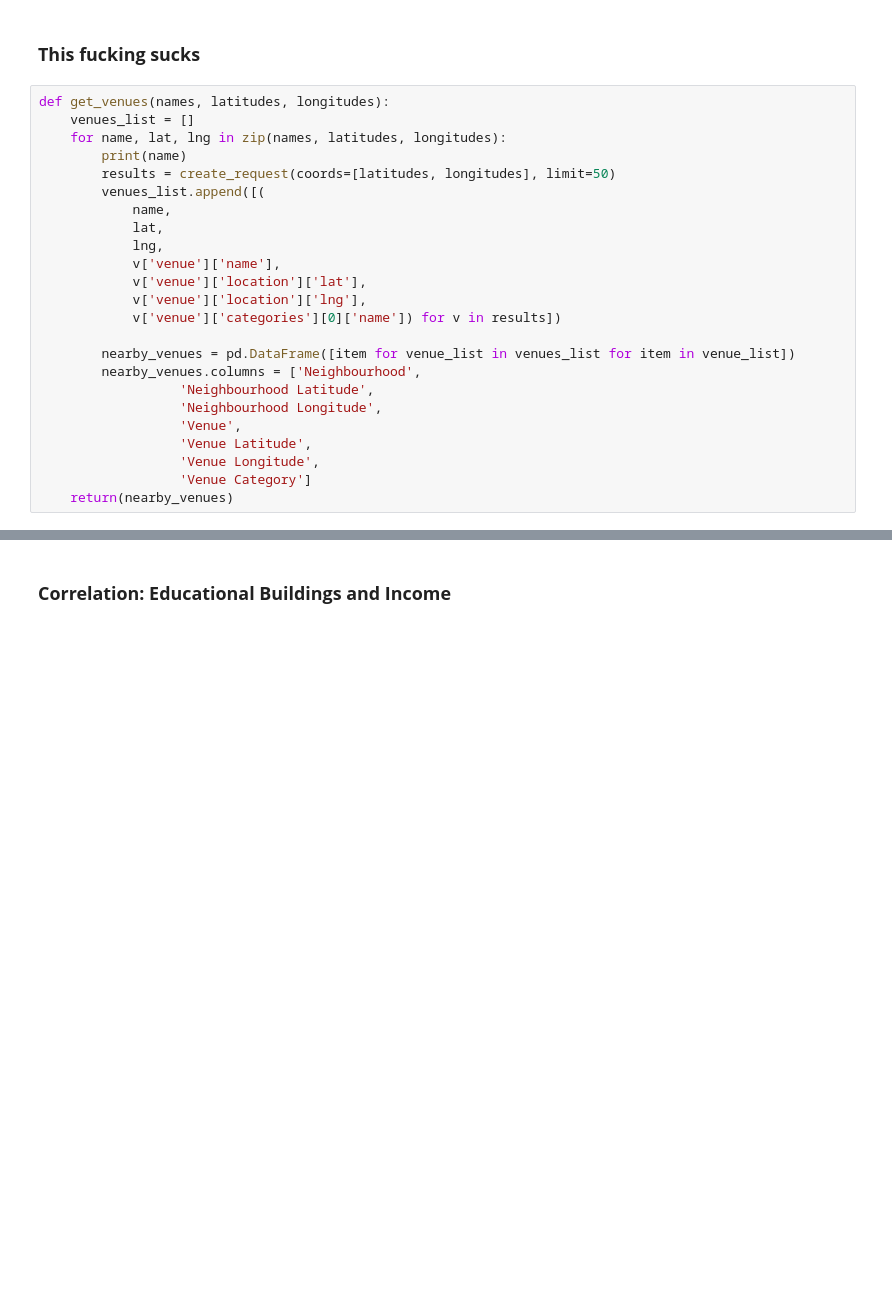
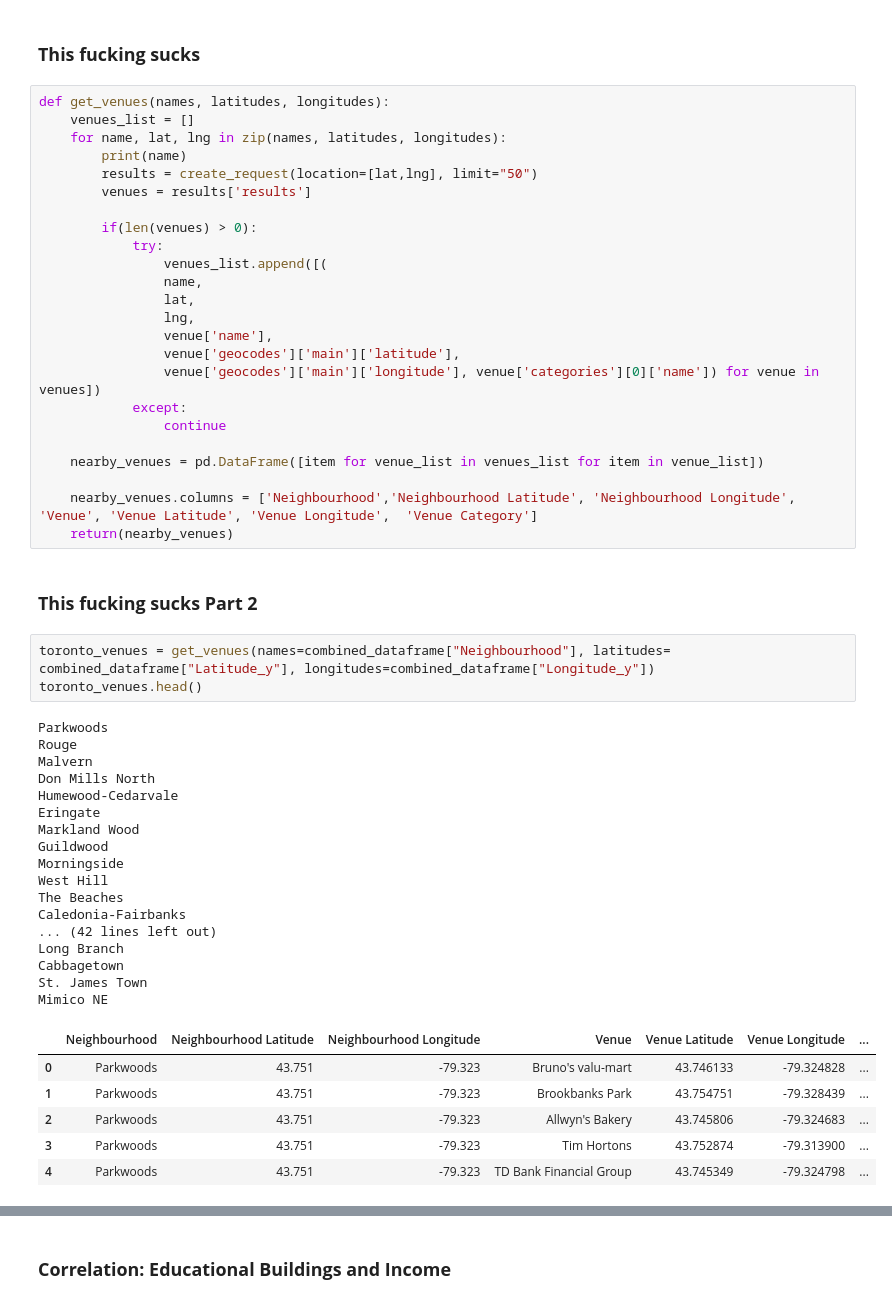
Before and after one commit to Sujeev-Uthayakumar/clustering-navigation, a Jupyter notebook: src/index.ipynb, the cells around one changed output, grey strips where cells are left out. Drawn from its saved outputs; the diff is of its cells as text; blank space fills up the shorter version.

```diff
--- a/src/index.ipynb
+++ b/src/index.ipynb
@@ -196,22 +203,51 @@ def get_venues(names, latitudes, longitudes):
     venues_list = []
     for name, lat, lng in zip(names, latitudes, longitudes):
         print(name)
-        results = create_request(coords=[latitudes, longitudes], limit=50)
-        venues_list.append([(
-            name,
-            lat,
-            lng,
-            v['venue']['name'],
-            v['venue']['location']['lat'],
-            v['venue']['location']['lng'],
-            v['venue']['categories'][0]['name']) for v in results])
+        results = create_request(location=[lat,lng], limit="50")
+        venues = results['results']
 
-        nearby_venues = pd.DataFrame([item for venue_list in venues_list for item in venue_list])
-        nearby_venues.columns = ['Neighbourhood',
-                  'Neighbourhood Latitude',
-                  'Neighbourhood Longitude',
-                  'Venue',
-                  'Venue Latitude',
-                  'Venue Longitude',
-                  'Venue Category']
+        if(len(venues) > 0):
+            try:
+                venues_list.append([(
+                name,
+                lat,
+                lng,
+                venue['name'],
+                venue['geocodes']['main']['latitude'],
+                venue['geocodes']['main']['longitude'], venue['categories'][0]['name']) for venue in venues])
+            except:
+                continue
+
+    nearby_venues = pd.DataFrame([item for venue_list in venues_list for item in venue_list])
+
+    nearby_venues.columns = ['Neighbourhood','Neighbourhood Latitude', 'Neighbourhood Longitude', 'Venue', 'Venue Latitude', 'Venue Longitude',  'Venue Category']
     return(nearby_venues)
+# %% [markdown]
+<h3><b>This fucking sucks Part 2</b></h3>
+# %%
+toronto_venues = get_venues(names=combined_dataframe["Neighbourhood"], latitudes= combined_dataframe["Latitude_y"], longitudes=combined_dataframe["Longitude_y"])
+toronto_venues.head()
+# %% [output]
+Parkwoods
+Rouge
+Malvern
+Don Mills North
+Humewood-Cedarvale
+Eringate
+Markland Wood
+Guildwood
+Morningside
+West Hill
+The Beaches
+Caledonia-Fairbanks
+... (42 lines left out)
+Long Branch
+Cabbagetown
+St. James Town
+Mimico NE
+|  | Neighbourhood | Neighbourhood Latitude | Neighbourhood Longitude | Venue | Venue Latitude | Venue Longitude | ... |
+| 0 | Parkwoods | 43.751 | -79.323 | Bruno's valu-mart | 43.746133 | -79.324828 | ... |
+| 1 | Parkwoods | 43.751 | -79.323 | Brookbanks Park | 43.754751 | -79.328439 | ... |
+| 2 | Parkwoods | 43.751 | -79.323 | Allwyn's Bakery | 43.745806 | -79.324683 | ... |
+| 3 | Parkwoods | 43.751 | -79.323 | Tim Hortons | 43.752874 | -79.313900 | ... |
+| 4 | Parkwoods | 43.751 | -79.323 | TD Bank Financial Group | 43.745349 | -79.324798 | ... |
```
Also changed, not shown: parts of 9 cells of this notebook.
